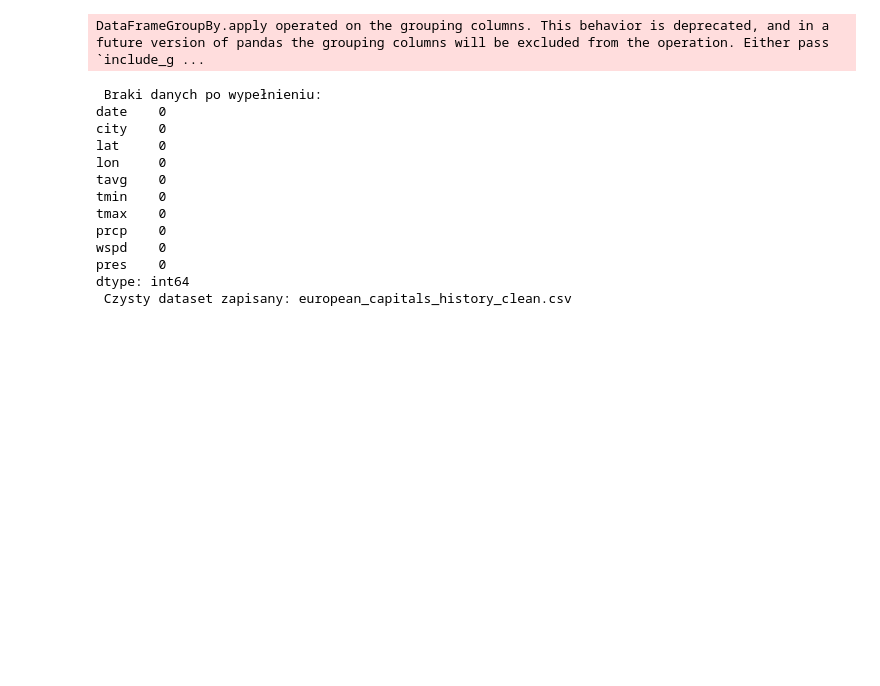
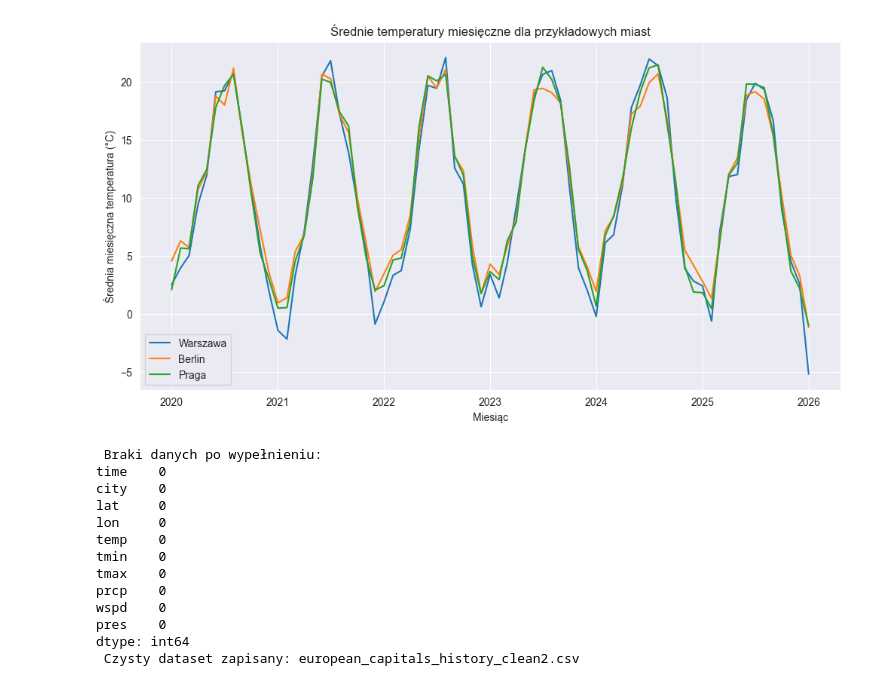
Before and after one commit to GdulskiJ/suml, a Jupyter notebook: features.ipynb, the cells around one changed output. Drawn from its saved outputs; the diff is of its cells as text; code cells hidden in the pictures; blank space fills up the shorter version.

```diff
--- a/features.ipynb
+++ b/features.ipynb
@@ -39,11 +65,42 @@ DataFrameGroupBy.apply operated on the grouping columns. This behavior is deprec
+# %%
+import matplotlib.pyplot as plt
+import pandas as pd
+
+# Konwertujemy czas na datetime, jeśli nie jest
+df['time'] = pd.to_datetime(df['time'])
+
+# Tworzymy kolumnę z rokiem i miesiącem
+df['year_month'] = df['time'].dt.to_period('M')
+
+# Wybieramy przykładowe miasta
+sample_cities = ['Warszawa', 'Berlin', 'Praga']
+
+plt.figure(figsize=(12,6))
+
+for city in sample_cities:
+    city_data = df[df['city']==city]
+
+    # Grupujemy po miesiącu i liczymy średnią temperaturę
+    monthly_avg = city_data.groupby('year_month')['temp'].mean()
+
+    # Rysujemy wykres
+    plt.plot(monthly_avg.index.to_timestamp(), monthly_avg.values, label=city)
+
+plt.xlabel('Miesiąc')
+plt.ylabel('Średnia miesięczna temperatura (°C)')
+plt.title('Średnie temperatury miesięczne dla przykładowych miast')
+plt.legend()
+plt.show()
+# %% [output]
+[figure, added]
 # %%
 import pandas as pd
 
 #  Wczytanie danych
-df = pd.read_csv("european_capitals_history_full.csv")
+df = pd.read_csv("european_capitals_history_full2.csv")
 
 # Kolumny meteorologiczne do uzupełnienia
-weather_cols = ['tavg', 'tmin', 'tmax', 'prcp', 'wspd', 'pres']
+weather_cols = ['temp', 'tmin', 'tmax', 'prcp', 'wspd', 'pres']
 
 # ⃣ Grupowanie po mieście i wypełnianie braków
 df_clean = df.groupby('city').apply(
@@ -51,7 +108,7 @@ df_clean = df.groupby('city').apply(
 )
 
 # Przywrócenie kolumn meta (date, lat, lon)
-meta_cols = ['date', 'city', 'lat', 'lon']
+meta_cols = ['time', 'city', 'lat', 'lon']
 df_meta = df[meta_cols].reset_index(drop=True)
 df_clean = df_clean.reset_index(drop=True)
 df_final = pd.concat([df_meta, df_clean], axis=1)
@@ -60,28 +117,27 @@ df_final = pd.concat([df_meta, df_clean], axis=1)
 print(" Braki danych po wypełnieniu:")
 print(df_final.isnull().sum())
 
-df_final['tavg_rolling3'] = df.groupby('city')['tavg'].transform(lambda x: x.rolling(3).mean())
-df_final['tavg_diff1'] = df.groupby('city')['tavg'].diff()
+df_final['temp_rolling3'] = df.groupby('city')['temp'].transform(lambda x: x.rolling(3).mean())
+df_final['temp_diff1'] = df.groupby('city')['temp'].diff()
 
-df_final = df_final.dropna(subset=['tavg_rolling3', 'tavg_diff1']).reset_index(drop=True)
+df_final = df_final.dropna(subset=['temp_rolling3', 'temp_diff1']).reset_index(drop=True)
 
 
 #  Zapis do nowego CSV
-df_final.to_csv("european_capitals_history_clean.csv", index=False)
-print(" Czysty dataset zapisany: european_capitals_history_clean.csv")
+df_final.to_csv("european_capitals_history_clean2.csv", index=False)
+print(" Czysty dataset zapisany: european_capitals_history_clean2.csv")
 # %% [output]
-DataFrameGroupBy.apply operated on the grouping columns. This behavior is deprecated, and in a future version of pandas the grouping columns will be excluded from the operation. Either pass `include_g ...
+ Braki danych po wypełnieniu:
+time    0
+city    0
+lat     0
+lon     0
+temp    0
+tmin    0
+tmax    0
+prcp    0
+wspd    0
+pres    0
+dtype: int64
+ Czysty dataset zapisany: european_capitals_history_clean2.csv
- Braki danych po wypełnieniu:
-date    0
-city    0
-lat     0
-lon     0
-tavg    0
-tmin    0
-tmax    0
-prcp    0
-wspd    0
-pres    0
-dtype: int64
- Czysty dataset zapisany: european_capitals_history_clean.csv
 # %%
```
Also changed, not shown: parts of 7 cells of this notebook, 16 other files.
